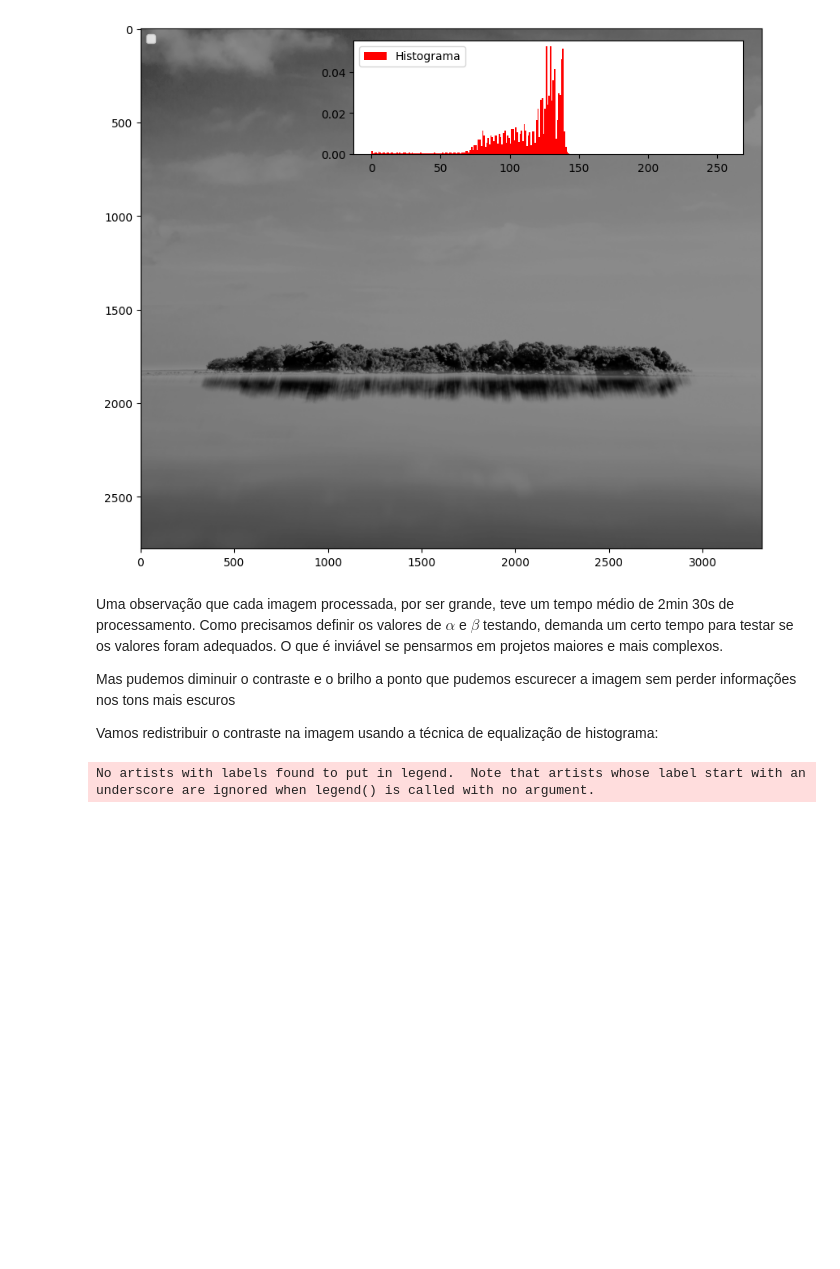
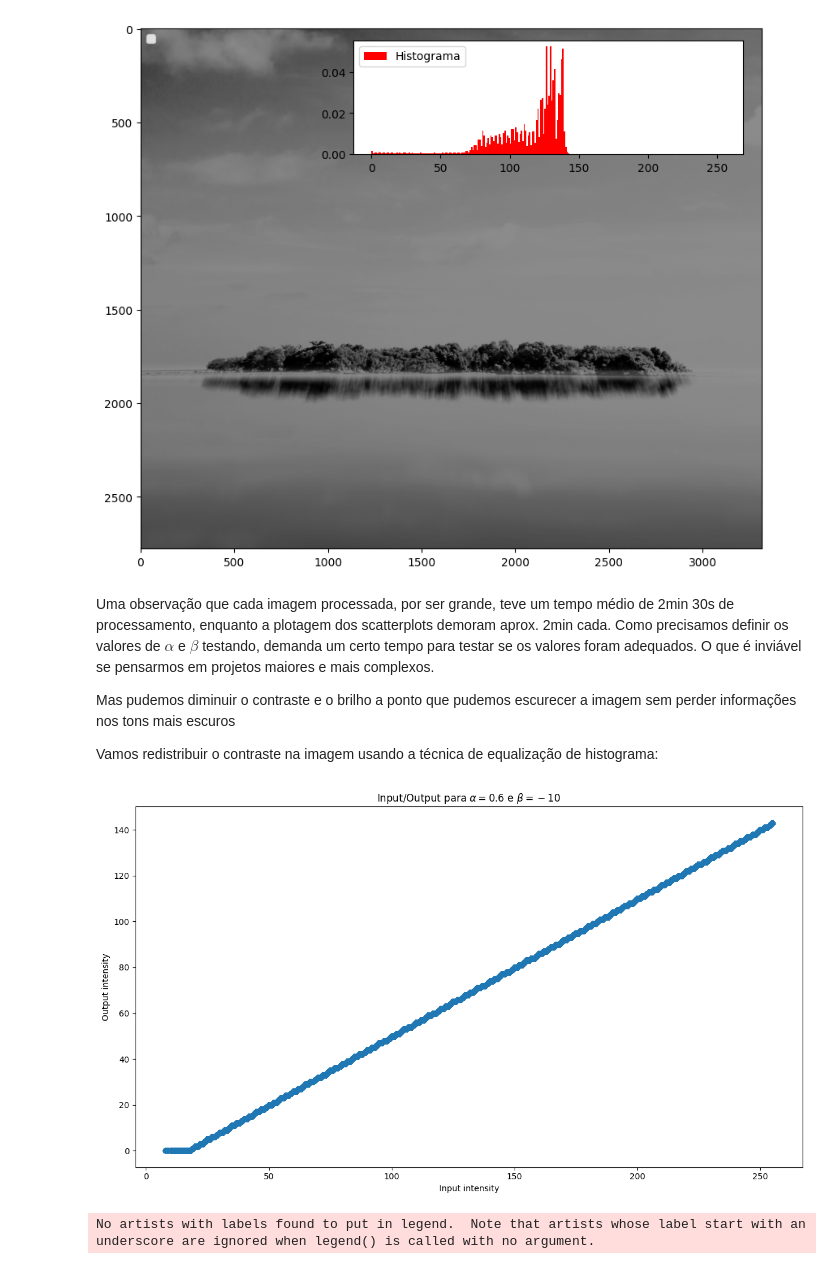
Before and after one commit to antonio-pilan/Curso---Processamento-de-imagens, a Jupyter notebook: tarefa_2_histogramas/tarefa_2.ipynb, the cells around one changed output. Saved outputs shown, nothing was run; the diff lists cells and outputs as text; code cells hidden in the pictures; blank space fills up the shorter version.

```diff
--- a/tarefa_2_histogramas/tarefa_2.ipynb
+++ b/tarefa_2_histogramas/tarefa_2.ipynb
@@ -99,6 +112,7 @@ Para isso, vamos usar um $\alpha<1$ para diminuir o contraste e $\beta<0$ para e
 </p>
 # %%
 new_image = np.zeros(img.shape, img.dtype)
+input_output = [[],[]]
 
 alpha = 0.60
 beta = -10
@@ -107,9 +121,10 @@ for y in range(img.shape[0]):
     for x in range(img.shape[1]):
         for c in range(img.shape[2]):
             new_image[y,x,c] = np.clip(alpha*img[y,x,c] + beta, 0, 255)
+            input_output[0].append(img[y,x,c])
+            input_output[1].append(new_image[y,x,c])
 
 plt.rcParams["figure.figsize"] = [12, 7]
-plt.rcParams["figure.autolayout"] = True
 
 fig, ax1 = plt.subplots()
 ax1.imshow(new_image)
@@ -127,11 +142,21 @@ No artists with labels found to put in legend.  Note that artists whose label st
 <function matplotlib.pyplot.show(close=None, block=None)>
 [figure]
 # %% [markdown]
-Uma observação que cada imagem processada, por ser grande, teve um tempo médio de 2min 30s de processamento. Como precisamos definir os valores de $\alpha$ e $\beta$ testando, demanda um certo tempo para testar se os valores foram adequados. O que é inviável se pensarmos em projetos maiores e mais complexos.
+Uma observação que cada imagem processada, por ser grande, teve um tempo médio de 2min 30s de processamento, enquanto a plotagem dos scatterplots demoram aprox. 2min cada. Como precisamos definir os valores de $\alpha$ e $\beta$ testando, demanda um certo tempo para testar se os valores foram adequados. O que é inviável se pensarmos em projetos maiores e mais complexos.
 
 Mas pudemos diminuir o contraste e o brilho a ponto que pudemos escurecer a imagem sem perder informações nos tons mais escuros
 
 Vamos redistribuir o contraste na imagem usando a técnica de equalização de histograma:
+# %%
+plt.scatter(input_output[0], input_output[1])
+
+plt.title(r"Input/Output para $\alpha=0.6$ e $\beta=-10$")
+plt.xlabel("Input intensity")
+plt.ylabel("Output intensity")
+
+plt.show()
+# %% [output]
+[figure, added]
 # %%
 gray = cv.cvtColor(new_image, cv.COLOR_RGB2GRAY)
 equ = cv.equalizeHist(gray) #Método do OpenCV para equalização de histogramas
```
Also changed, not shown: parts of 5 cells of this notebook.
